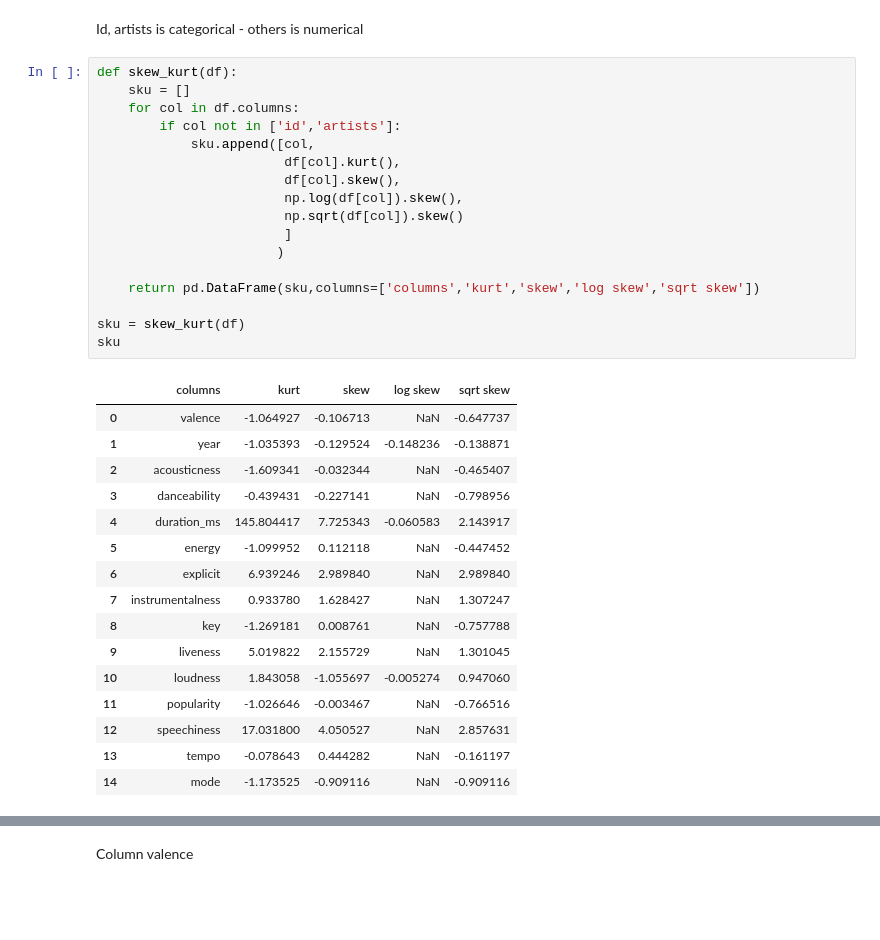
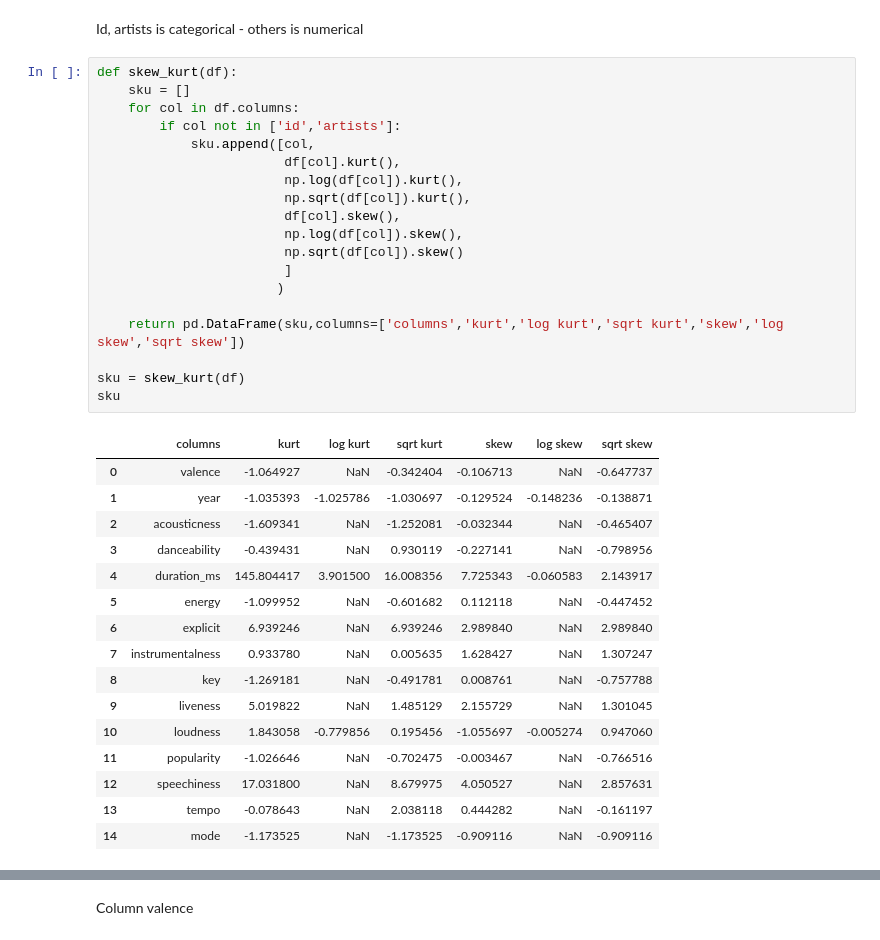
Before and after one commit to omiderfanmanesh/datascience-lab-winter-2021-project, a Jupyter notebook: EDA.ipynb, the cells around one changed output, grey strips where cells are left out. Cells and saved outputs as stored; diff of their text form; blank space fills up the shorter version.

```diff
--- a/EDA.ipynb
+++ b/EDA.ipynb
@@ -68,34 +69,36 @@ Id, artists is categorical - others is numerical
 # %%
 def skew_kurt(df):
     sku = []
     for col in df.columns:
         if col not in ['id','artists']:
             sku.append([col,
                         df[col].kurt(),
+                        np.log(df[col]).kurt(),
+                        np.sqrt(df[col]).kurt(),
                         df[col].skew(),
                         np.log(df[col]).skew(),
                         np.sqrt(df[col]).skew()
                         ]
                        )
 
-    return pd.DataFrame(sku,columns=['columns','kurt','skew','log skew','sqrt skew'])
+    return pd.DataFrame(sku,columns=['columns','kurt','log kurt','sqrt kurt','skew','log skew','sqrt skew'])
 
 sku = skew_kurt(df)
 sku
 # %% [output]
-|  | columns | kurt | skew | log skew | sqrt skew |
-| 0 | valence | -1.064927 | -0.106713 | NaN | -0.647737 |
-| 1 | year | -1.035393 | -0.129524 | -0.148236 | -0.138871 |
-| 2 | acousticness | -1.609341 | -0.032344 | NaN | -0.465407 |
-| 3 | danceability | -0.439431 | -0.227141 | NaN | -0.798956 |
-| 4 | duration_ms | 145.804417 | 7.725343 | -0.060583 | 2.143917 |
-| 5 | energy | -1.099952 | 0.112118 | NaN | -0.447452 |
-| 6 | explicit | 6.939246 | 2.989840 | NaN | 2.989840 |
-| 7 | instrumentalness | 0.933780 | 1.628427 | NaN | 1.307247 |
-| 8 | key | -1.269181 | 0.008761 | NaN | -0.757788 |
-| 9 | liveness | 5.019822 | 2.155729 | NaN | 1.301045 |
-| 10 | loudness | 1.843058 | -1.055697 | -0.005274 | 0.947060 |
-| 11 | popularity | -1.026646 | -0.003467 | NaN | -0.766516 |
-| 12 | speechiness | 17.031800 | 4.050527 | NaN | 2.857631 |
-| 13 | tempo | -0.078643 | 0.444282 | NaN | -0.161197 |
-| 14 | mode | -1.173525 | -0.909116 | NaN | -0.909116 |
+|  | columns | kurt | log kurt | sqrt kurt | skew | log skew | sqrt skew |
+| 0 | valence | -1.064927 | NaN | -0.342404 | -0.106713 | NaN | -0.647737 |
+| 1 | year | -1.035393 | -1.025786 | -1.030697 | -0.129524 | -0.148236 | -0.138871 |
+| 2 | acousticness | -1.609341 | NaN | -1.252081 | -0.032344 | NaN | -0.465407 |
+| 3 | danceability | -0.439431 | NaN | 0.930119 | -0.227141 | NaN | -0.798956 |
+| 4 | duration_ms | 145.804417 | 3.901500 | 16.008356 | 7.725343 | -0.060583 | 2.143917 |
+| 5 | energy | -1.099952 | NaN | -0.601682 | 0.112118 | NaN | -0.447452 |
+| 6 | explicit | 6.939246 | NaN | 6.939246 | 2.989840 | NaN | 2.989840 |
+| 7 | instrumentalness | 0.933780 | NaN | 0.005635 | 1.628427 | NaN | 1.307247 |
+| 8 | key | -1.269181 | NaN | -0.491781 | 0.008761 | NaN | -0.757788 |
+| 9 | liveness | 5.019822 | NaN | 1.485129 | 2.155729 | NaN | 1.301045 |
+| 10 | loudness | 1.843058 | -0.779856 | 0.195456 | -1.055697 | -0.005274 | 0.947060 |
+| 11 | popularity | -1.026646 | NaN | -0.702475 | -0.003467 | NaN | -0.766516 |
+| 12 | speechiness | 17.031800 | NaN | 8.679975 | 4.050527 | NaN | 2.857631 |
+| 13 | tempo | -0.078643 | NaN | 2.038118 | 0.444282 | NaN | -0.161197 |
+| 14 | mode | -1.173525 | NaN | -1.173525 | -0.909116 | NaN | -0.909116 |
```
Also changed, not shown: parts of 51 cells of this notebook.
